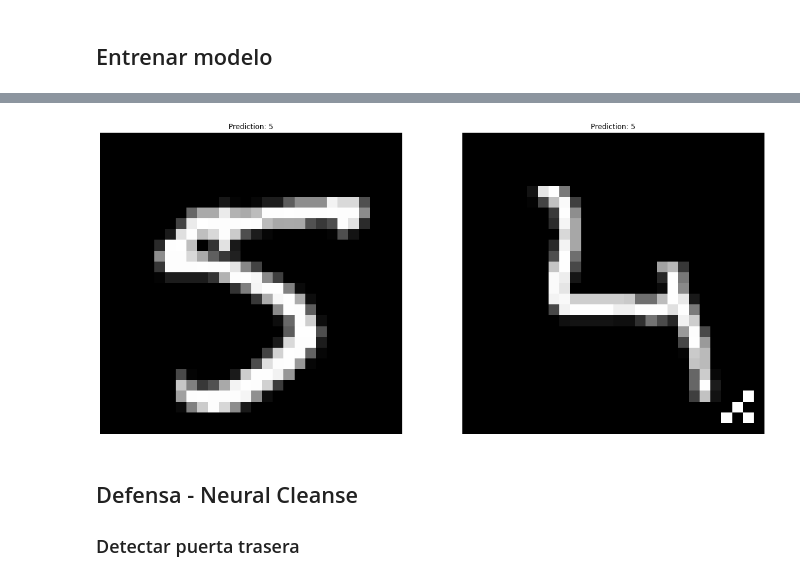
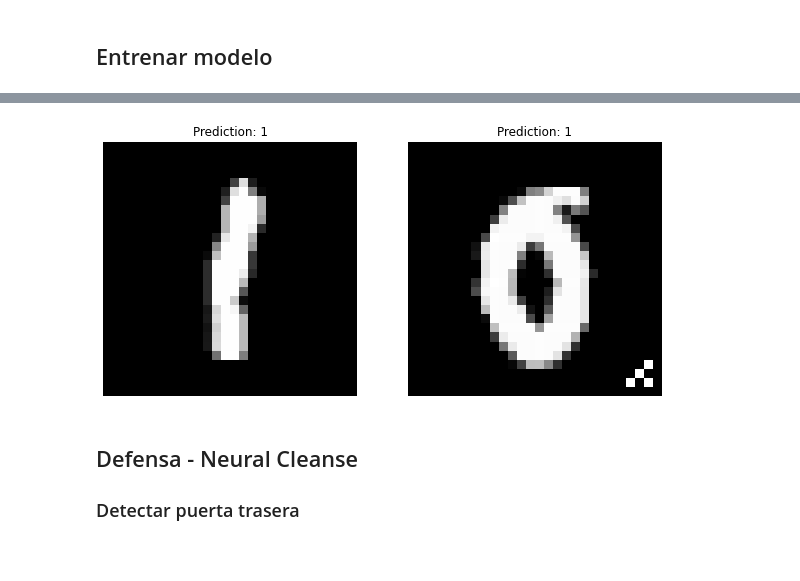
Before and after one commit to jiep/adversarial-machine-learning, a Jupyter notebook: notebooks/poisoning.ipynb, the cells around one changed output, grey strips where cells are left out. Cells and saved outputs as stored; diff of their text form; code cells hidden in the pictures.

```diff
--- a/notebooks/poisoning.ipynb
+++ b/notebooks/poisoning.ipynb
@@ -163,31 +163,31 @@ Effectiveness of poison: 95.59%
 # %%
 # Display image, label, and prediction for a clean sample to show how the poisoned model classifies a clean sample
 
-c = 5 # class to display
-i = 7 # image of the class to display
+c = 1 # class to display
+i = 6 # image of the class to display
 
 c_idx = np.where(np.argmax(clean_y_test,1) == c)[0][i] # index of the image in clean arrays
 c_idx_p = np.where(np.argmax(poison_y_test,1) == c)[0][i] # index of the image in poison arrays
 
 fig = plt.figure(figsize=(10, 5))
 ax = fig.add_subplot(1, 2, 1)
 ax.imshow(clean_x_test[c_idx].reshape((28, 28)), cmap="gray")
 ax.axis('off')
 ax.set_title("Prediction: {}".format(clean_preds[c_idx]))
 ax = fig.add_subplot(1, 2, 2)
 ax.imshow(poison_x_test[c_idx_p].reshape((28, 28)), cmap="gray")
 ax.axis('off')
 ax.set_title("Prediction: {}".format(poison_preds[c_idx_p]))
 plt.show()
 # %% [output]
-[figure, old version]
+[figure, new version]
+# %% [markdown]
+## Defensa - Neural Cleanse
+
+### Detectar puerta trasera
 # %%
 cleanse = NeuralCleanse(classifier)
 defence_cleanse = cleanse(classifier, steps=10, learning_rate=0.1)
-# %% [markdown]
-## Defensa - Neural Cleanse
-
-### Detectar puerta trasera
 # %%
 pattern, mask = defence_cleanse.generate_backdoor(x_test, y_test, np.array([0, 1, 0, 0, 0, 0, 0, 0, 0, 0]))
 plt.imshow(np.squeeze(mask * pattern))
```
Also changed, not shown: parts of 10 cells of this notebook.
